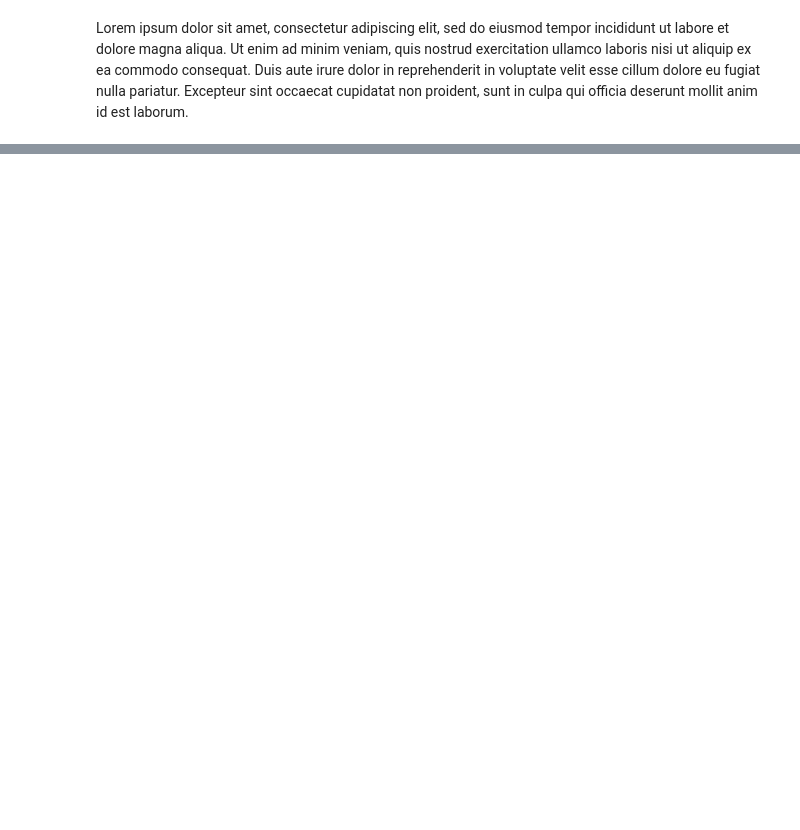
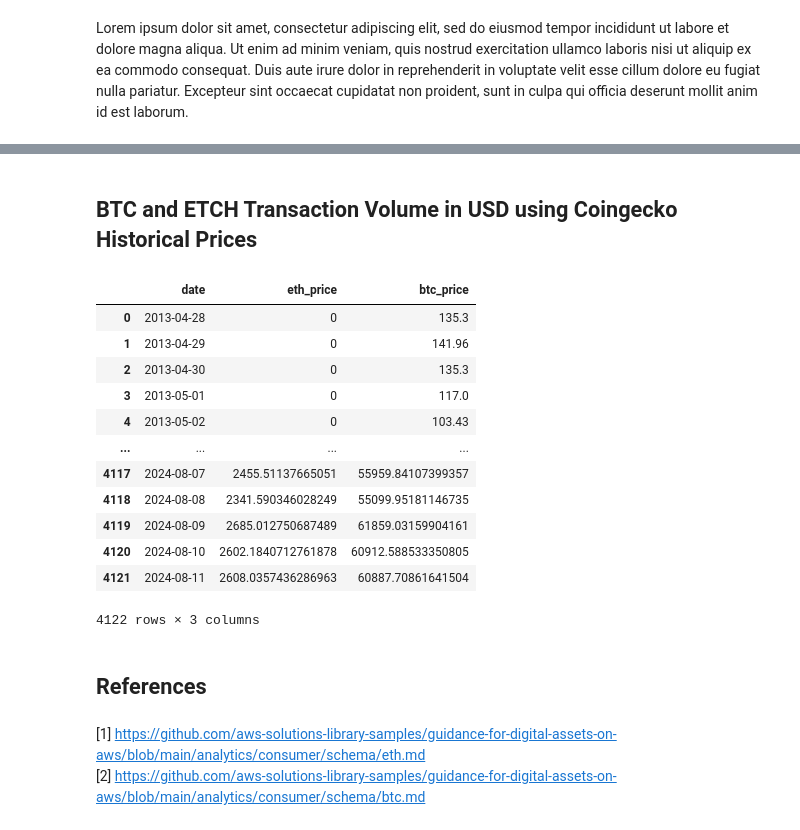
Before and after one commit to vsitucal-personal/bdcc_lab, a Jupyter notebook: BDCC_Lab.ipynb, the cells around one changed output, grey strips where cells are left out. Cells and saved outputs as stored; diff of their text form; code cells hidden in the pictures; blank space fills up the shorter version.

```diff
--- a/BDCC_Lab.ipynb
+++ b/BDCC_Lab.ipynb
@@ -211,0 +438,50 @@ Lorem ipsum dolor sit amet, consectetur adipiscing elit, sed do eiusmod tempor i
+# %%
+eth_prices = spark.read.csv("crypto_prices/eth-usd-max.csv", header=True)
+btc_prices = spark.read.csv("crypto_prices/btc-usd-max.csv", header=True)
+eth_prices.createOrReplaceTempView("eth_prices")
+btc_prices.createOrReplaceTempView("btc_prices")
+# %% [markdown]
+## BTC and ETCH Transaction Volume in USD using Coingecko Historical Prices
+# %%
+volume = spark.sql("""
+WITH eth_prices_ AS (
+    SELECT
+        TO_DATE(snapped_at) as date,
+        price as eth_price
+    FROM eth_prices
+), btc_prices_ AS (
+    SELECT
+        TO_DATE(snapped_at) as date,
+        price as btc_price
+    FROM Btc_prices
+), combined_prices as (
+SELECT
+    COALESCE(b.date, e.date) as date,
+    e.eth_price,
+    b.btc_price
+FROM btc_prices_ b
+LEFT JOIN eth_prices_ e
+    ON b.date = e.date
+)
+SELECT * FROM combined_prices
+""").toPandas().fillna(0)
+volume
+# %% [output]
+|  | date | eth_price | btc_price |
+| 0 | 2013-04-28 | 0 | 135.3 |
+| 1 | 2013-04-29 | 0 | 141.96 |
+| 2 | 2013-04-30 | 0 | 135.3 |
+| 3 | 2013-05-01 | 0 | 117.0 |
+| 4 | 2013-05-02 | 0 | 103.43 |
+| ... | ... | ... | ... |
+| 4117 | 2024-08-07 | 2455.51137665051 | 55959.84107399357 |
+| 4118 | 2024-08-08 | 2341.590346028249 | 55099.95181146735 |
+| 4119 | 2024-08-09 | 2685.012750687489 | 61859.03159904161 |
+| 4120 | 2024-08-10 | 2602.1840712761878 | 60912.588533350805 |
+| 4121 | 2024-08-11 | 2608.0357436286963 | 60887.70861641504 |
+4122 rows × 3 columns
+# %% [markdown]
+## References
+# %% [markdown]
+[1] https://github.com/aws-solutions-library-samples/guidance-for-digital-assets-on-aws/blob/main/analytics/consumer/schema/eth.md \
+[2] https://github.com/aws-solutions-library-samples/guidance-for-digital-assets-on-aws/blob/main/analytics/consumer/schema/btc.md
```
Also changed, not shown: parts of 13 cells of this notebook, 3 other files.
